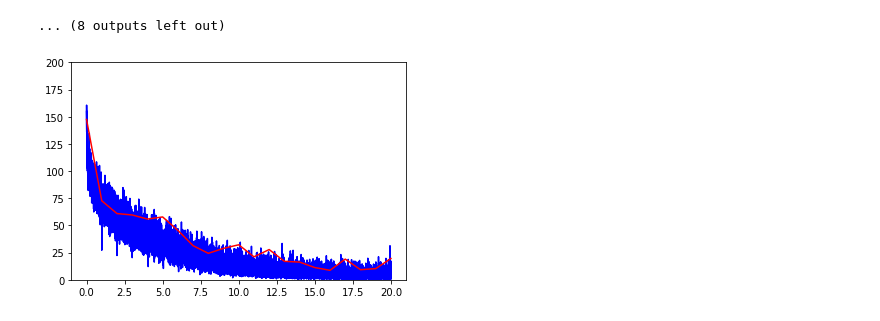
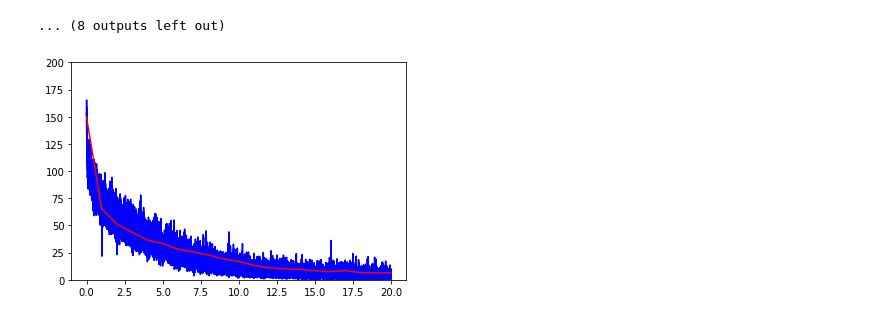
Before and after one commit to aditya-shriwastava/colab-notebooks, a Jupyter notebook: cifar10.ipynb, the cells around one changed output. Cells and saved outputs as stored; diff of their text form; code cells hidden in the pictures.

```diff
--- a/cifar10.ipynb
+++ b/cifar10.ipynb
@@ -103,6 +103,9 @@ class CrappyNet(nn.Module):
         return labels
 # %%
 #@title Trainer
+
+transform = torchvision.transforms.Normalize(mean=[0.485, 0.456, 0.406],
+                  std=[0.229, 0.224, 0.225])
 
 def train(model, train_loader, optimizer):
     model.train()
@@ -110,6 +113,7 @@ def train(model, train_loader, optimizer):
     for imgs, labels in tqdm(train_loader):
         optimizer.zero_grad()
         imgs = imgs.to(device=device)
+        imgs = transform(imgs)
         labels = labels.to(device=device)
         loss = model.nll(imgs, labels)
         loss.backward()
@@ -123,6 +127,7 @@ def test(model, test_loader):
     with torch.no_grad():
         for imgs, labels in test_loader:
             imgs = imgs.to(device=device)
+            imgs = transform(imgs)
             labels = labels.to(device=device)
             loss = model.nll(imgs, labels)
             test_loss += loss.item() * len(labels)
@@ -167,29 +172,30 @@ epoch: 12
 # %%
 #@title Results
 
 def percentace_correct(model, test_loader):
     model.eval()
     num_correct = 0
     for imgs, labels in test_loader:
         imgs = imgs.to(device=device)
+        imgs = transform(imgs)
         labels = labels.to(device=device)
         predicted_labels = model.predict_labels(imgs)
         num_correct += (labels == predicted_labels).sum()
     return num_correct / len(test_loader.dataset)
 
 def plot_losses(train_losses, test_losses):
     epochs = len(test_losses) - 1
     steps_per_epoch = len(train_losses) / epochs
     train_losses_epochs = [((i+1)/steps_per_epoch) for i in range(len(train_losses))]
     test_losses_epochs = [i for i in range(len(test_losses))]
     plt.plot(train_losses_epochs, train_losses, color="blue")
     plt.plot(test_losses_epochs, test_losses, color="red")
     plt.ylim([0, 200])
     plt.show()
 
 plot_losses(train_losses, test_losses)
 print(f"Final Train Loss: {train_losses[-1]}")
 print(f"Final Test Loss: {test_losses[-1]}")
 print(f"Percentage Correct: {percentace_correct(model, test_loader)}")
 # %% [output]
-[figure, old version]
+[figure, new version]
```
Also changed, not shown: parts of 1 cell of this notebook.
